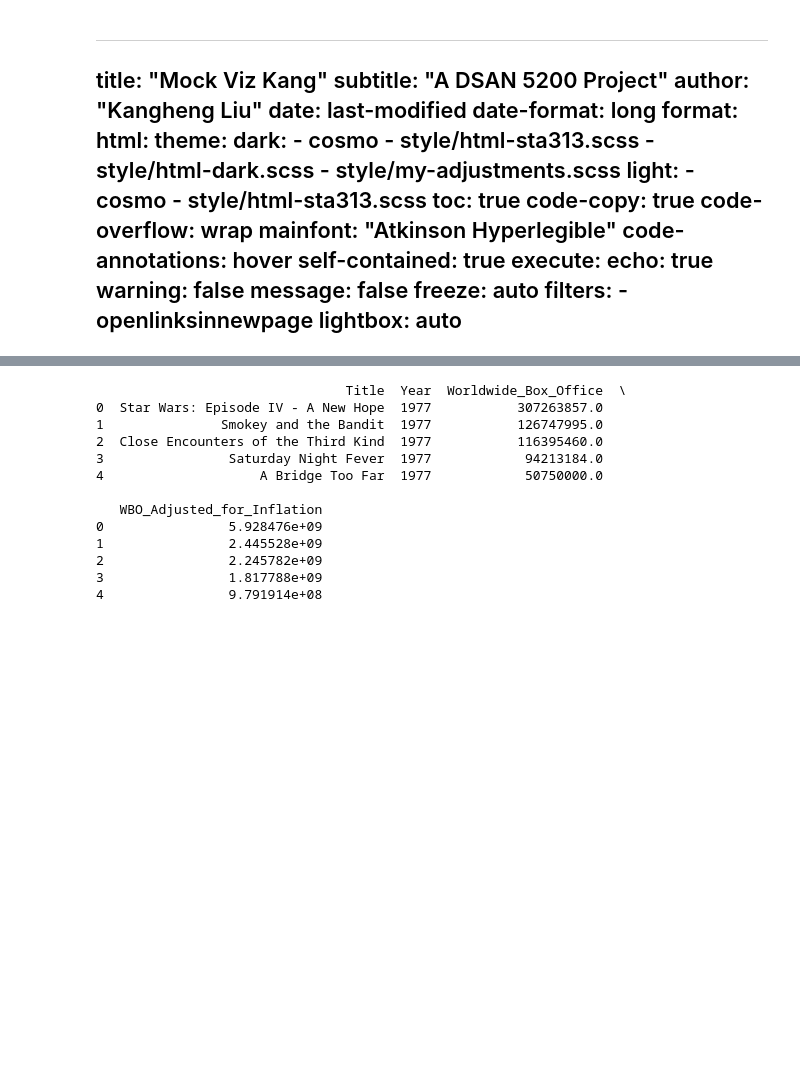
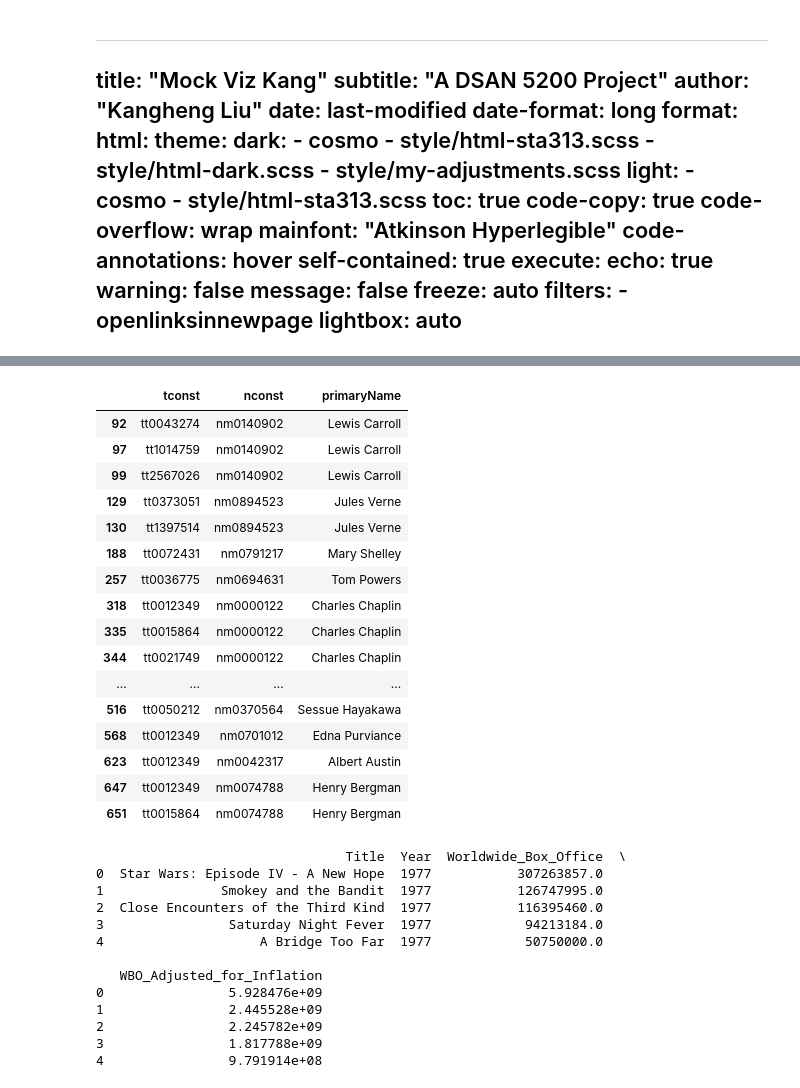
Before and after one commit to wmcgloin/movie_project, a Jupyter notebook: docs/mock_viz_kang.ipynb, the cells around one changed output, grey strips where cells are left out. Drawn from its saved outputs; the diff is of its cells as text; code cells hidden in the pictures; blank space fills up the shorter version.

Commit message:
feat: json data for dashboard

```diff
--- a/docs/mock_viz_kang.ipynb
+++ b/docs/mock_viz_kang.ipynb
@@ -53,3 +74,38 @@ all_locations = pd.read_csv('../data/clean_data/all_locations.csv')
+# %%
+# only keep the tconst, nconst and primaryName column
+cast_and_crew = cast_and_crew[['tconst', 'nconst', 'primaryName']]
+
+
+# drop duplicates
+cast_and_crew = cast_and_crew.drop_duplicates()
+
+# drop rows that 'tconst' is not in all_locations['tconst']
+cast_and_crew = cast_and_crew[cast_and_crew['tconst'].isin(all_locations['tconst'])]
+
+# output to json file
+cast_and_crew.to_json('../data/clean_data/cast_and_crew.json', orient='records')
+
+# make tconst primary key by adding nconst under same tconst to same
+
+cast_and_crew.head(20)
+# %% [output]
+|  | tconst | nconst | primaryName |
+| 92 | tt0043274 | nm0140902 | Lewis Carroll |
+| 97 | tt1014759 | nm0140902 | Lewis Carroll |
+| 99 | tt2567026 | nm0140902 | Lewis Carroll |
+| 129 | tt0373051 | nm0894523 | Jules Verne |
+| 130 | tt1397514 | nm0894523 | Jules Verne |
+| 188 | tt0072431 | nm0791217 | Mary Shelley |
+| 257 | tt0036775 | nm0694631 | Tom Powers |
+| 318 | tt0012349 | nm0000122 | Charles Chaplin |
+| 335 | tt0015864 | nm0000122 | Charles Chaplin |
+| 344 | tt0021749 | nm0000122 | Charles Chaplin |
+| ... | ... | ... | ... |
+| 516 | tt0050212 | nm0370564 | Sessue Hayakawa |
+| 568 | tt0012349 | nm0701012 | Edna Purviance |
+| 623 | tt0012349 | nm0042317 | Albert Austin |
+| 647 | tt0012349 | nm0074788 | Henry Bergman |
+| 651 | tt0015864 | nm0074788 | Henry Bergman |
 # %%
 # what does the data look like?
 print(box_office.head())
```
Also changed, not shown: parts of 5 cells of this notebook, 3 other files.
